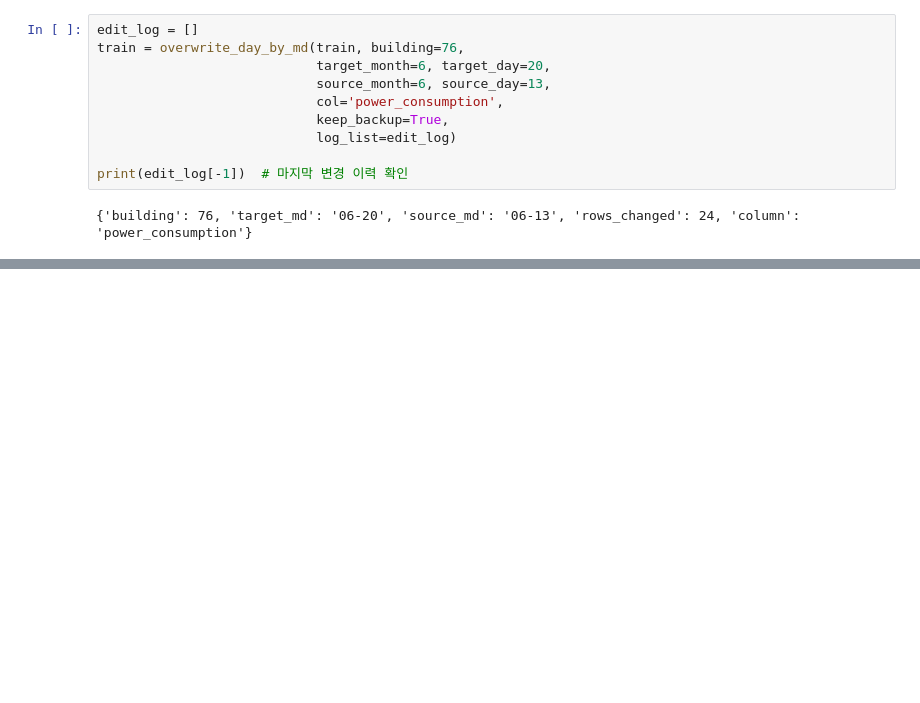
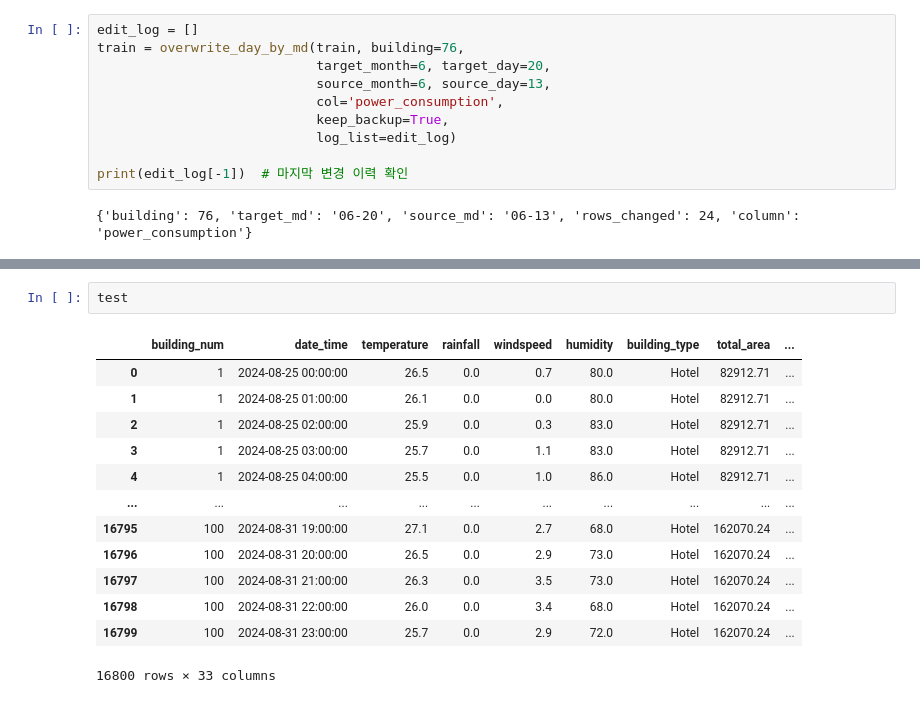
Before and after one commit to SonHyesang0914/2025dacon_powerU_github, a Jupyter notebook: 02_EDAandPreprocessing.ipynb, the cells around one changed output, grey strips where cells are left out. Saved outputs shown, nothing was run; the diff lists cells and outputs as text; blank space fills up the shorter version.

```diff
--- a/02_EDAandPreprocessing.ipynb
+++ b/02_EDAandPreprocessing.ipynb
@@ -2244,0 +2365,16 @@ print(edit_log[-1])  # 마지막 변경 이력 확인
+# %%
+test
+# %% [output]
+|  | building_num | date_time | temperature | rainfall | windspeed | humidity | building_type | total_area | ... |
+| 0 | 1 | 2024-08-25 00:00:00 | 26.5 | 0.0 | 0.7 | 80.0 | Hotel | 82912.71 | ... |
+| 1 | 1 | 2024-08-25 01:00:00 | 26.1 | 0.0 | 0.0 | 80.0 | Hotel | 82912.71 | ... |
+| 2 | 1 | 2024-08-25 02:00:00 | 25.9 | 0.0 | 0.3 | 83.0 | Hotel | 82912.71 | ... |
+| 3 | 1 | 2024-08-25 03:00:00 | 25.7 | 0.0 | 1.1 | 83.0 | Hotel | 82912.71 | ... |
+| 4 | 1 | 2024-08-25 04:00:00 | 25.5 | 0.0 | 1.0 | 86.0 | Hotel | 82912.71 | ... |
+| ... | ... | ... | ... | ... | ... | ... | ... | ... | ... |
+| 16795 | 100 | 2024-08-31 19:00:00 | 27.1 | 0.0 | 2.7 | 68.0 | Hotel | 162070.24 | ... |
+| 16796 | 100 | 2024-08-31 20:00:00 | 26.5 | 0.0 | 2.9 | 73.0 | Hotel | 162070.24 | ... |
+| 16797 | 100 | 2024-08-31 21:00:00 | 26.3 | 0.0 | 3.5 | 73.0 | Hotel | 162070.24 | ... |
+| 16798 | 100 | 2024-08-31 22:00:00 | 26.0 | 0.0 | 3.4 | 68.0 | Hotel | 162070.24 | ... |
+| 16799 | 100 | 2024-08-31 23:00:00 | 25.7 | 0.0 | 2.9 | 72.0 | Hotel | 162070.24 | ... |
+16800 rows × 33 columns
```
Also changed, not shown: parts of 27 cells of this notebook.
